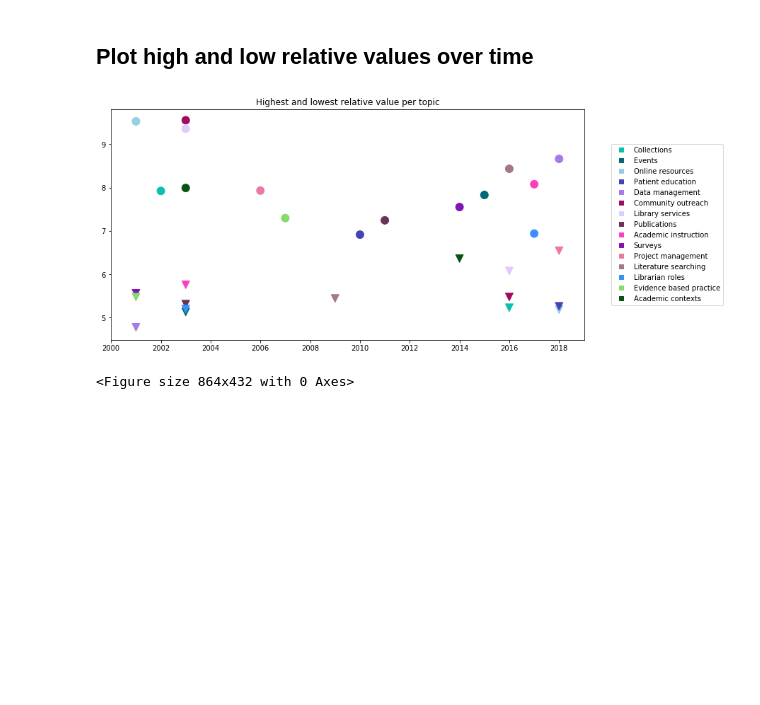
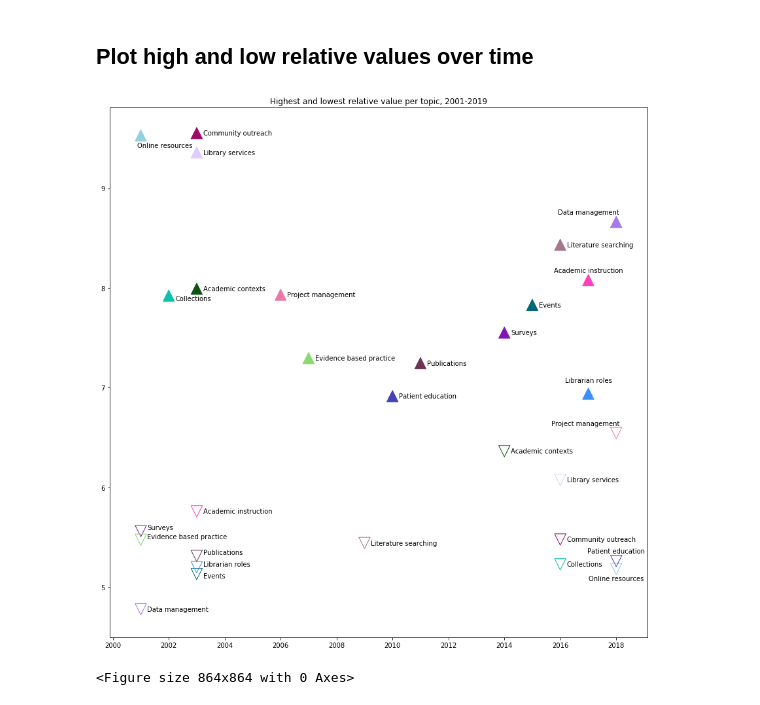
Before and after one commit to bethanymyers/mla, a Jupyter notebook: MLA LDA.ipynb, the cells around one changed output. Cells and saved outputs as stored; diff of their text form; code cells hidden in the pictures; blank space fills up the shorter version.

```diff
--- a/MLA LDA.ipynb
+++ b/MLA LDA.ipynb
@@ -446,10 +438,3 @@ plt.show()
 #### 100% area plot
 
 This plot normalizes the topics to show the relative percentage of each topic over all 19 years
-# %%
-topics_over_time_plot = topics_over_time.divide(topics_over_time.sum(axis=1), axis=0)
-
-ax2 = topics_over_time_plot.plot.area(figsize=(15,7.5), title="Topic percentages, 2001-2019")
-fig2 = ax2.get_figure()
-ax2.legend(loc='center right', bbox_to_anchor=(1.4,.5))
-fig2.savefig("area plot.png", dpi =1000)
@@ -528,40 +544,92 @@ low_rel['Topic'] = low_rel.index
 #display(low_rel)
 
 #make list of colors for graph
 cmap = ["#0cc0aa","#016876","#93d0e2","#4443b4","#a77ae9",
         "#9f0b64","#dfccfa","#6c3357","#fd3fbe","#8115b4",
         "#ec78a8","#a2788d","#3a91fb","#88da6f","#0b5313"]
 
 #make list of label names for graph
 topiclist = ["Collections","Events","Online resources",
              "Patient education","Data management","Community outreach",
              "Library services","Publications","Academic instruction",
              "Surveys","Project management","Literature searching",
              "Librarian roles","Evidence based practice","Academic contexts"]
 
 #convert the year to a date
 high_rel["Year"] = pd.to_datetime(high_rel["Year"], format='%Y')
 low_rel["Year"] = pd.to_datetime(low_rel["Year"], format='%Y')
 
 #convert value to percentage
 high_rel["Value"] = high_rel["Value"] * 100
 low_rel["Value"] = low_rel["Value"] * 100
 
 #plotting
-fig, ax = plt.subplots(figsize=(12,6))
+fig, ax = plt.subplots(figsize=(12,12))
 
-ax.scatter(high_rel["Year"], high_rel["Value"], c=cmap, s=120, marker="o")
-ax.scatter(low_rel["Year"], low_rel["Value"], c=cmap, s=120, marker="v")
-ax.set_title("Highest and lowest relative value per topic")
+highs = ax.scatter(high_rel["Year"], high_rel["Value"], c=cmap, s=300, marker="^")
+lows = ax.scatter(low_rel["Year"], low_rel["Value"], edgecolors=cmap, s=300, marker="v", facecolors='none')
 
-handlelist = [plt.plot([], marker="s", ls="", color=color)[0] for color in cmap]
-plt.legend(handlelist,topiclist,loc='center right', bbox_to_anchor=(1.3,.5))
+ax.set_title("Highest and lowest relative value per topic, 2001-2019")
 
+for label, x, y in zip(topiclist, high_rel["Year"], high_rel["Value"]):
+    if label == "Data management":
+        plt.annotate(label, xy=(x, y), xytext=(5, 15),textcoords='offset points', ha='right', va='center', size='medium')
+    elif label == "Academic instruction":
+        plt.annotate(label, xy=(x, y), xytext=(0, 10),textcoords='offset points', ha='center', va='bottom', size='medium')
+    elif label == "Online resources":
+        plt.annotate(label, xy=(x, y), xytext=(-5, -20),textcoords='offset points', ha='left', va='bottom', size='medium')
+    elif label == "Collections":
+        plt.annotate(label, xy=(x, y), xytext=(10, -5),textcoords='offset points', ha='left', va='center', size='medium')
+    elif label == "Librarian roles":
+        plt.annotate(label, xy=(x, y), xytext=(0, 15),textcoords='offset points', ha='center', va='bottom', size='medium')
+    else:
+        plt.annotate(
+            label,
+            xy=(x, y), xytext=(10, 0), #first number length of arrow/distance from point, second number is height above the point
+            textcoords='offset points', ha='left', va='center', size='medium',
+#        bbox=dict(boxstyle='round,pad=0.5', fc='white', alpha=0.5),
+#        arrowprops=dict(arrowstyle = '->', connectionstyle='arc3,rad=0')
+    )
+
+for label, x, y in zip(topiclist, low_rel["Year"], low_rel["Value"]):
+    if label == "Evidence based practice":
+        plt.annotate(label, xy=(x, y), xytext=(10, 0),textcoords='offset points', ha='left', va='bottom', size='medium')
+    elif label == "Publications":
+        plt.annotate(label, xy=(x, y), xytext=(10, 0),textcoords='offset points', ha='left', va='bottom', size='medium')
+    elif label == "Librarian roles":
+        plt.annotate(label, xy=(x, y), xytext=(10, 0),textcoords='offset points', ha='left', va='bottom', size='medium')
+    elif label == "Events":
+        plt.annotate(label, xy=(x, y), xytext=(10, -8),textcoords='offset points', ha='left', va='bottom', size='medium')
+    elif label == "Surveys":
+        plt.annotate(label, xy=(x, y), xytext=(10, 0),textcoords='offset points', ha='left', va='bottom', size='medium')
+    elif label == "Project management":
+        plt.annotate(label, xy=(x, y), xytext=(5, 15),textcoords='offset points', ha='right', va='center', size='medium')
+    elif label == "Patient education":
+        plt.annotate(label, xy=(x, y), xytext=(0, 10),textcoords='offset points', ha='center', va='bottom', size='medium')
+    elif label == "Online resources":
+        plt.annotate(label, xy=(x, y), xytext=(0, -10),textcoords='offset points', ha='center', va='top', size='medium')
+    else:
+        plt.annotate(
+            label,
+            xy=(x, y), xytext=(10, 0),
+            textcoords='offset points', ha='left', va='center', size='medium',
+
+    )
+
+
+
+#handlelist = [plt.plot([], marker="s", ls="", color=color)[0] for color in cmap]
+
+#plt.legend(handlelist,topiclist,loc='center right', bbox_to_anchor=(1.3,.5))
+
+
+plt.tight_layout()
 plt.show()
 
 fig = plt.gcf()
-fig.set_size_inches(12, 6)
-#fig.savefig('test2png.png', dpi=100)
+fig.set_size_inches(12,12)
+fig = ax.get_figure()
+fig.savefig('highest and lowest relative values per topic.png', dpi=300)
 # %% [output]
-[figure, old version]
+[figure, new version]
-<Figure size 864x432 with 0 Axes>
+<Figure size 864x864 with 0 Axes>
```
Also changed, not shown: parts of 30 cells of this notebook, 3 other files.
